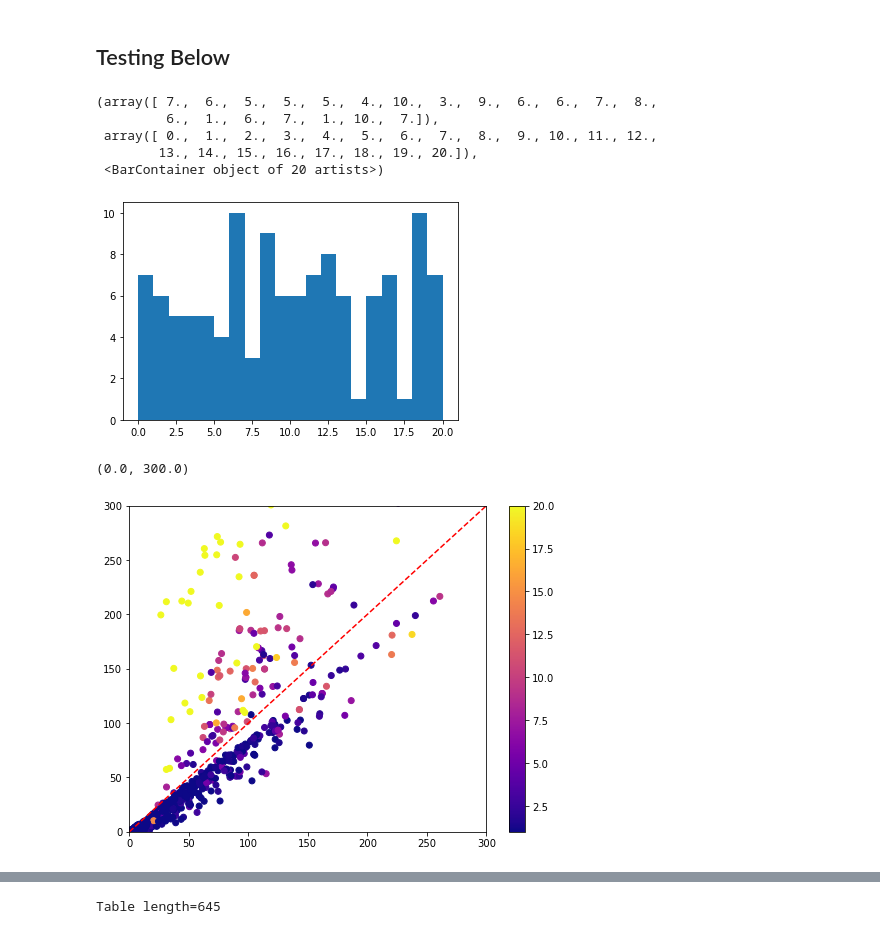
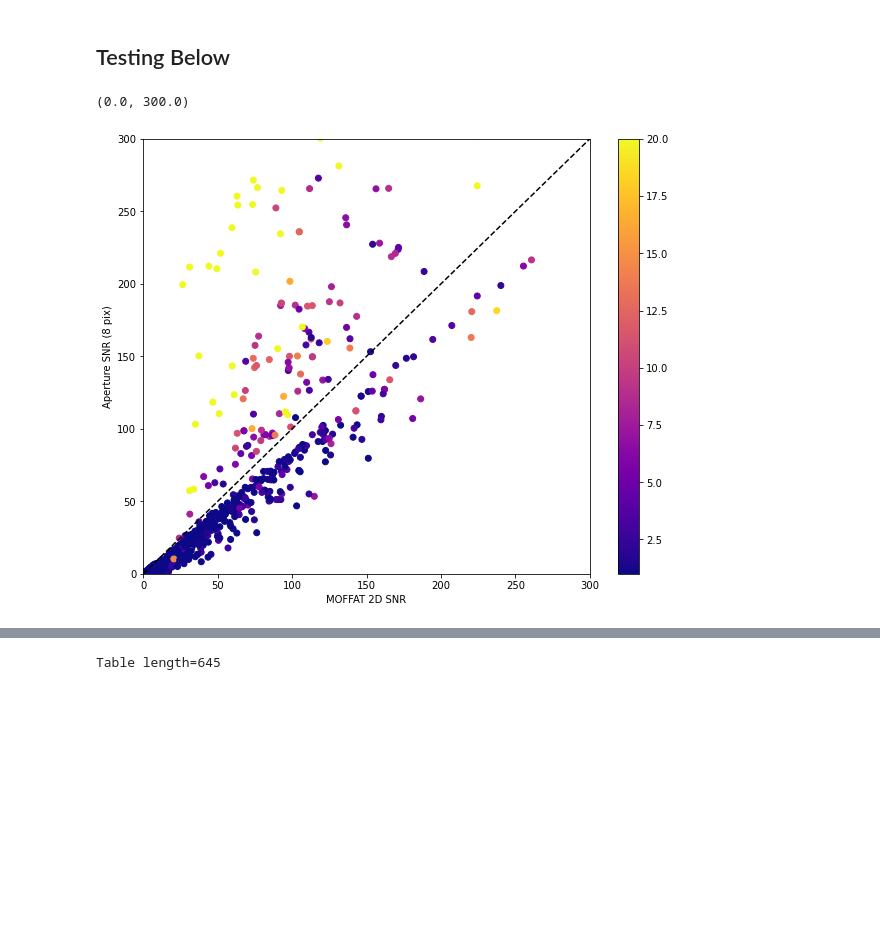
Before and after one commit to mjhankins/SFGCphotcode, a Jupyter notebook: SourceCatalog_CombineFields.ipynb, the cells around one changed output, grey strips where cells are left out. Saved outputs shown, nothing was run; the diff lists cells and outputs as text; code cells hidden in the pictures; blank space fills up the shorter version.

```diff
--- a/SourceCatalog_CombineFields.ipynb
+++ b/SourceCatalog_CombineFields.ipynb
@@ -93,7 +93,7 @@ makeDS9reg('mastercatComb_25um_label8pixSNR.reg', mastercat25, 3*r, color='green
 # %%
 #Now lets look at possible duplications that may exist because of overlapping data coverage
 print('Number of sources with duplicates included: ', len(mastercat25))
-mastercat25=remove_duplicates(mastercat25, 5.0*u.arcsec)
+mastercat25,nduplicats=remove_duplicates(mastercat25, 3.0*u.arcsec)
 print('Number of sources with duplicates removed: ', len(mastercat25))
 # %% [output]
 Number of sources with duplicates included:  1105
@@ -104,0 +105,5 @@ Number of sources with duplicates removed:  870
+# %%
+#Now lets look at possible duplications that may exist because of overlapping data coverage
+print('Number of sources with duplicates included: ', len(mastercat25))
+mastercat25,nduplicates=remove_duplicates(mastercat25, 3.0*u.arcsec)
+print('Number of sources with duplicates removed: ', len(mastercat25))
@@ -104,0 +114,5 @@ Number of sources with duplicates removed:  870
+# %%
+#Now lets look at possible duplications that may exist because of overlapping data coverage
+print('Number of sources with duplicates included: ', len(mastercat25))
+mastercat25,nduplicates=remove_duplicates(mastercat25, 3.0*u.arcsec)
+print('Number of sources with duplicates removed: ', len(mastercat25))
@@ -1396,23 +1482,18 @@ mastercat.write('masterCat_step3_combined.fits',overwrite=True)
 ## Testing Below
 # %%
 crit7=mastercat['37um_Flux_G2D']/mastercat['37um_Flux_err_G2D']<3.0
-# %% [output]
-(array([ 7.,  6.,  5.,  5.,  5.,  4., 10.,  3.,  9.,  6.,  6.,  7.,  8.,
-         6.,  1.,  6.,  7.,  1., 10.,  7.]),
- array([ 0.,  1.,  2.,  3.,  4.,  5.,  6.,  7.,  8.,  9., 10., 11., 12.,
-        13., 14., 15., 16., 17., 18., 19., 20.]),
- <BarContainer object of 20 artists>)
-[figure, removed]
 # %%
-plt.figure(figsize=(8,6))
+plt.figure(figsize=(10,8))
 plt.scatter(mastercat['25um_Flux_G2D']/mastercat['25um_Flux_err_G2D'],mastercat['25um_SNR_8pix'],c=mastercat['25um_M2D_chi2'], cmap='plasma',vmin=1,vmax=20)
 plt.colorbar()
-plt.plot([0,300],[0,300],'r--')
+plt.plot([0,300],[0,300],'k--')
+plt.xlabel('MOFFAT 2D SNR')
+plt.ylabel('Aperture SNR (8 pix)')
 plt.xlim(0,300)
 plt.ylim(0,300)
 # %% [output]
 (0.0, 300.0)
-[figure, old version]
+[figure, new version]
 # %%
 checksources=mastercat['25um_SNR_8pix']/(mastercat['25um_Flux_G2D']/mastercat['25um_Flux_err_G2D'])>1.0
 # %%
```
Also changed, not shown: parts of 34 cells of this notebook, 1 other file.
